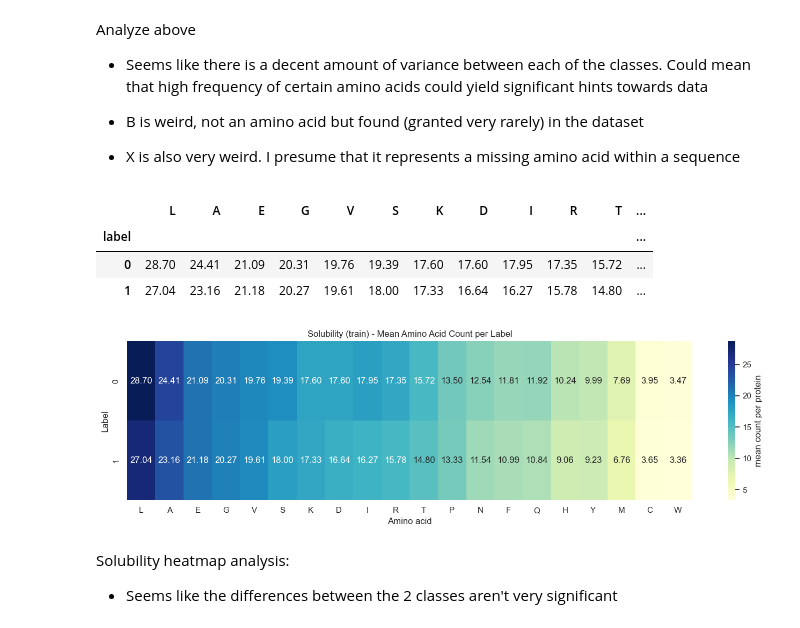
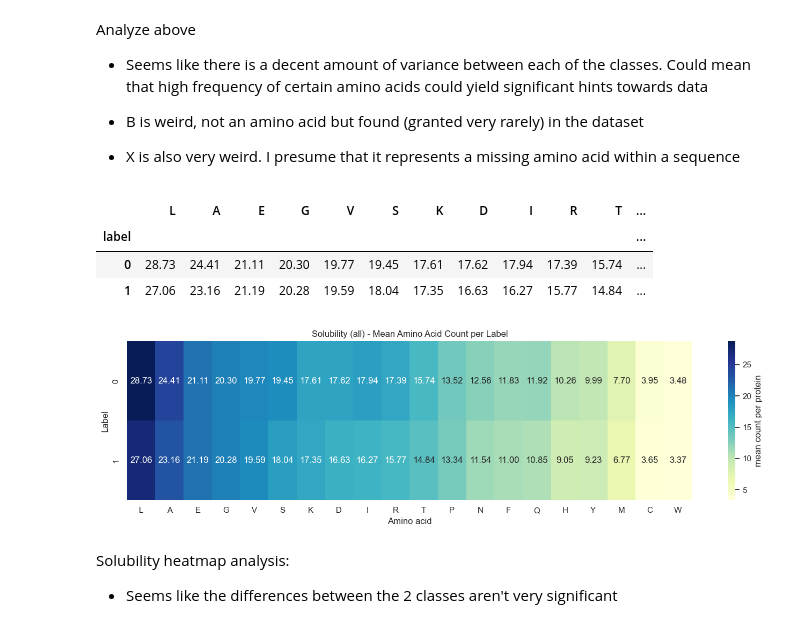
Before and after one commit to Jschechter18/protein-sequence-augmentation, a Jupyter notebook: eda/eda.ipynb, the cells around one changed output. Cells and saved outputs as stored; diff of their text form; code cells hidden in the pictures.

```diff
--- a/eda/eda.ipynb
+++ b/eda/eda.ipynb
@@ -236,12 +422,12 @@ Analyze above
 - B is weird, not an amino acid but found (granted very rarely) in the dataset
 - X is also very weird. I presume that it represents a missing amino acid within a sequence
 # %%
-sol_mean_counts = mean_aa_counts_by_label(solubility_dfs, 'solubility', use_split='train')
+sol_mean_counts = mean_aa_counts_by_label(solubility_dfs, 'solubility', use_split='all')
 # %% [output]
 |  | L | A | E | G | V | S | K | D | I | R | T | ... |
 | label |  |  |  |  |  |  |  |  |  |  |  | ... |
-| 0 | 28.70 | 24.41 | 21.09 | 20.31 | 19.76 | 19.39 | 17.60 | 17.60 | 17.95 | 17.35 | 15.72 | ... |
-| 1 | 27.04 | 23.16 | 21.18 | 20.27 | 19.61 | 18.00 | 17.33 | 16.64 | 16.27 | 15.78 | 14.80 | ... |
+| 0 | 28.73 | 24.41 | 21.11 | 20.30 | 19.77 | 19.45 | 17.61 | 17.62 | 17.94 | 17.39 | 15.74 | ... |
+| 1 | 27.06 | 23.16 | 21.19 | 20.28 | 19.59 | 18.04 | 17.35 | 16.63 | 16.27 | 15.77 | 14.84 | ... |
 [figure]
 # %% [markdown]
 Solubility heatmap analysis:
```
Also changed, not shown: parts of 31 cells of this notebook.
